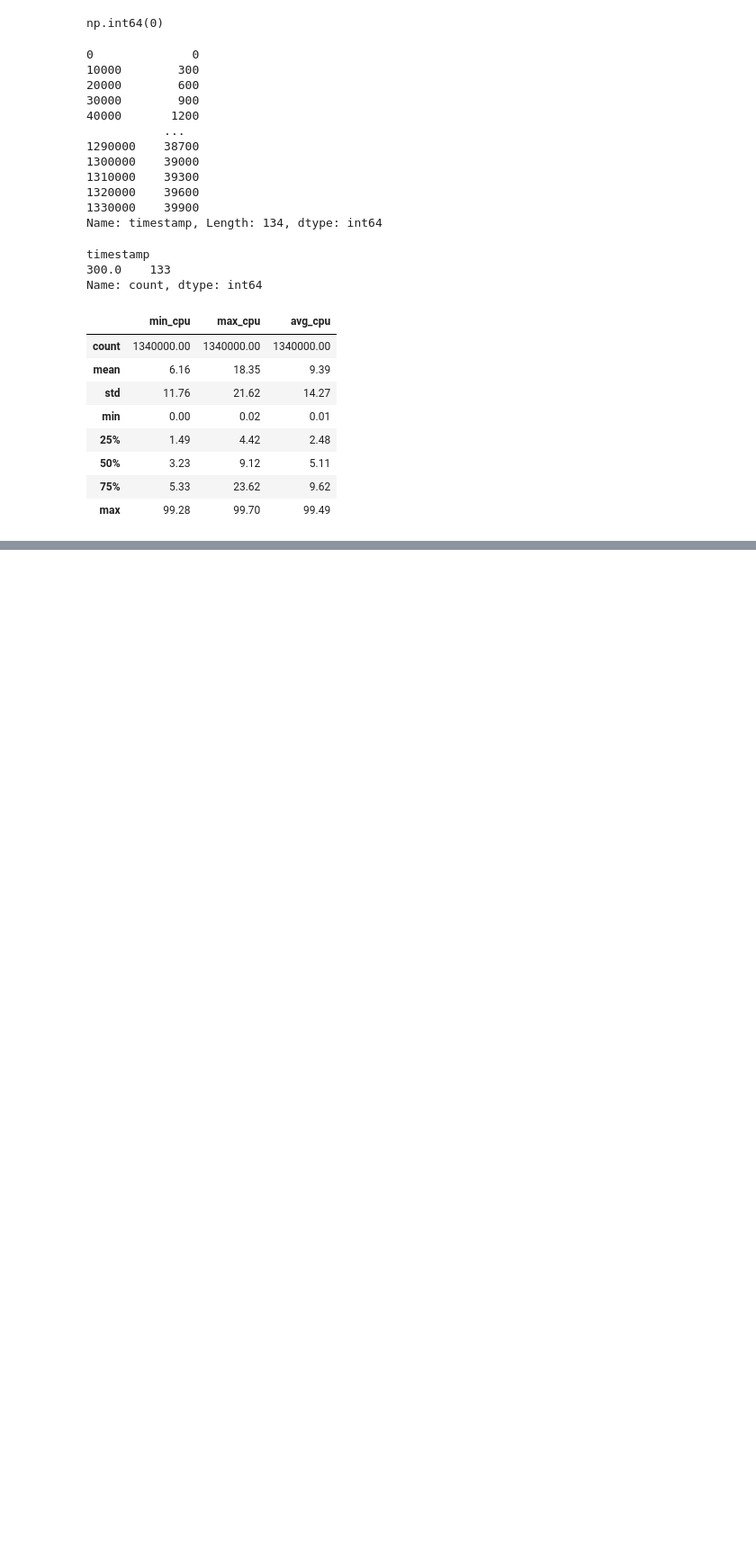
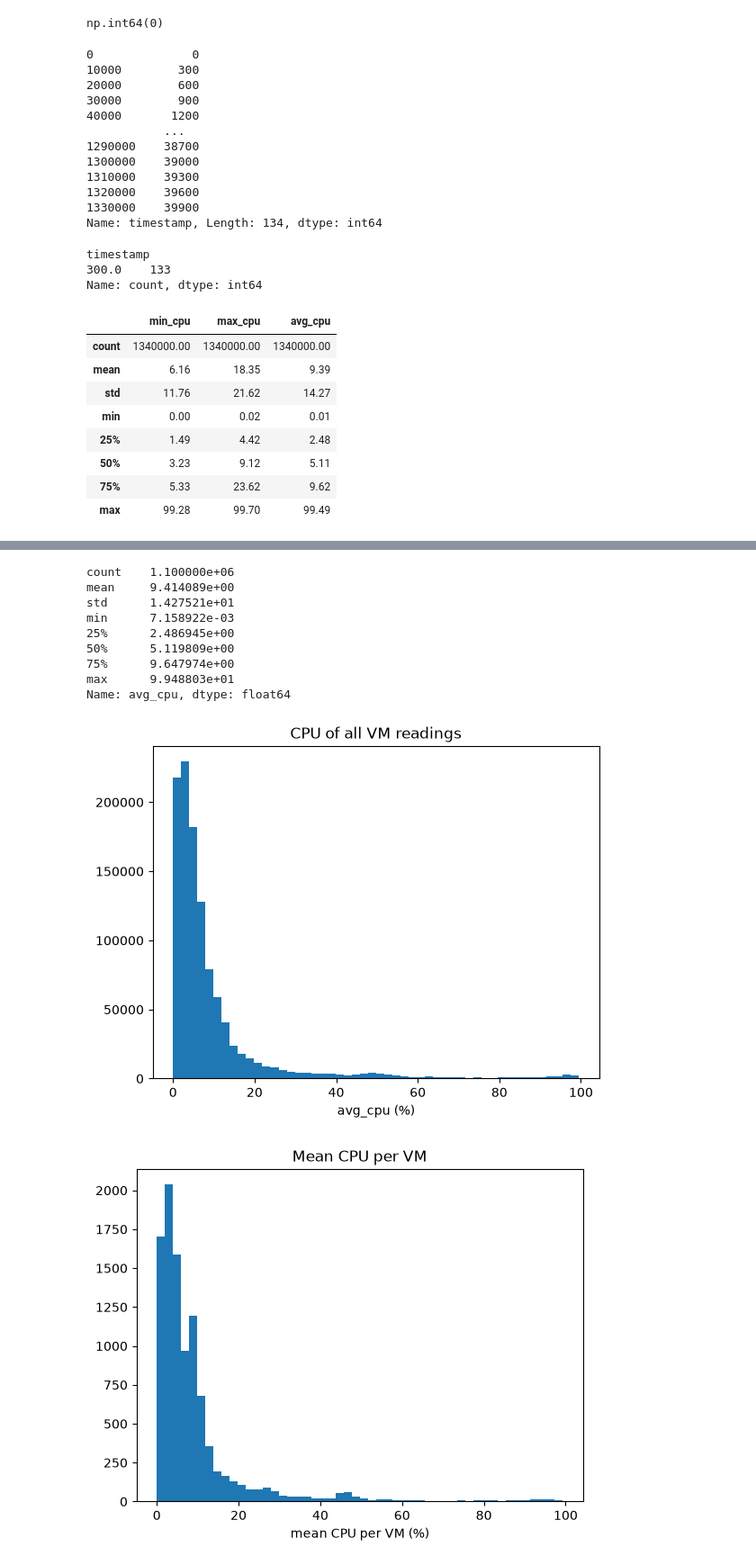
Before and after one commit to chynaenye/cloud-workload-forecasting, a Jupyter notebook: notebooks/cloud-forecasting.ipynb, the cells around one changed output, grey strips where cells are left out. Shown at 90% size. Saved outputs shown, nothing was run; the diff lists cells and outputs as text; code cells hidden in the pictures; blank space fills up the shorter version.

```diff
--- a/notebooks/cloud-forecasting.ipynb
+++ b/notebooks/cloud-forecasting.ipynb
@@ -92,0 +250,20 @@ cpu[['min_cpu', 'max_cpu', 'avg_cpu']].describe().round(2)
+# %%
+print(cpu_train['avg_cpu'].describe())
+plt.hist(cpu_train['avg_cpu'], bins=50)
+plt.xlabel('avg_cpu (%)'); plt.title('CPU of all VM readings'); plt.show()
+
+per_vm = cpu_train.groupby('vm_id')['avg_cpu'].mean()
+plt.hist(per_vm, bins=50)
+plt.xlabel('mean CPU per VM (%)'); plt.title('Mean CPU per VM'); plt.show()
+# %% [output]
+count    1.100000e+06
+mean     9.414089e+00
+std      1.427521e+01
+min      7.158922e-03
+25%      2.486945e+00
+50%      5.119809e+00
+75%      9.647974e+00
+max      9.948803e+01
+Name: avg_cpu, dtype: float64
+[figure, added]
+[figure, added]
```
Also changed, not shown: parts of 74 cells of this notebook, 10 other files.
